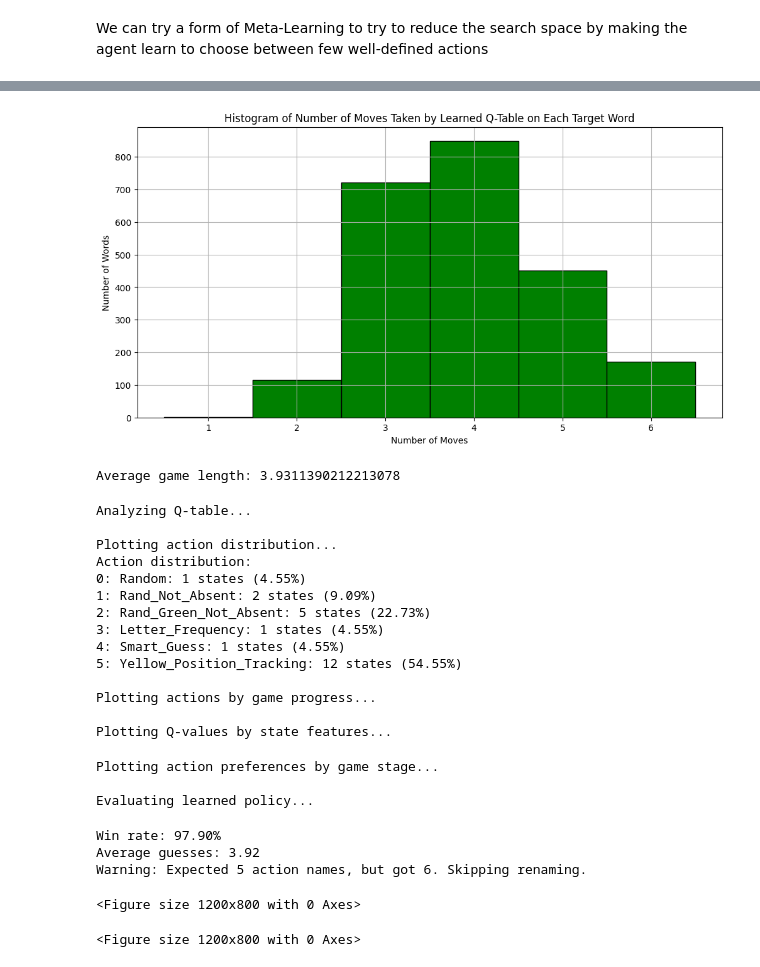
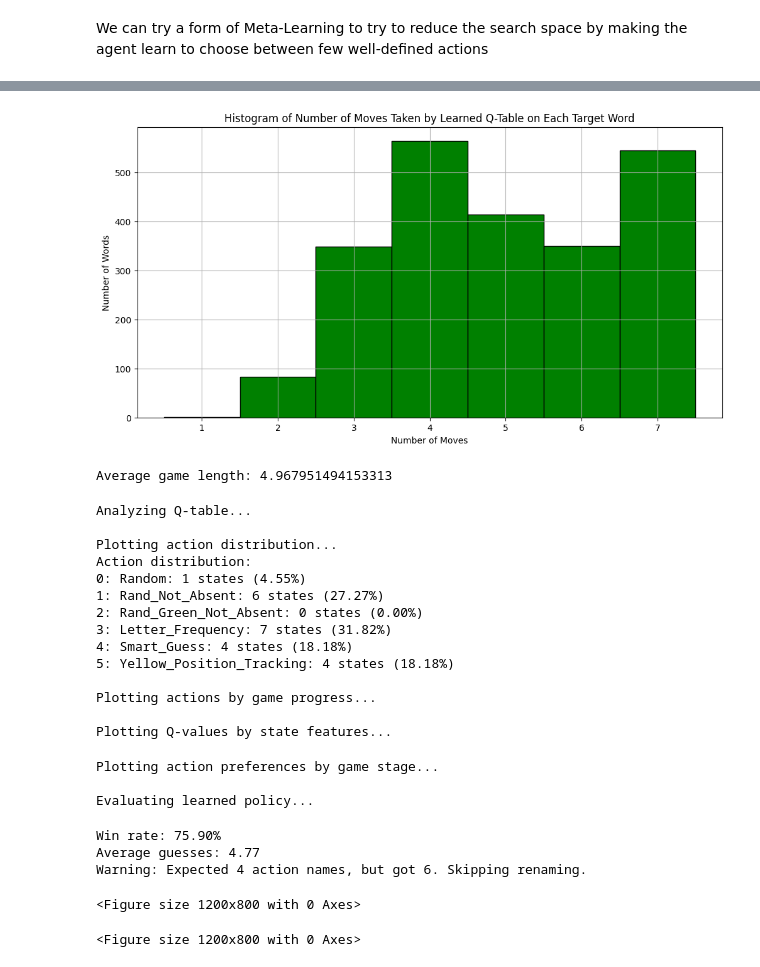
Before and after one commit to SaptarishiD/Rl4Wordle, a Jupyter notebook: myQwordle.ipynb, the cells around one changed output, grey strips where cells are left out. Drawn from its saved outputs; the diff is of its cells as text; code cells hidden in the pictures.

```diff
--- a/myQwordle.ipynb
+++ b/myQwordle.ipynb
@@ -14,7 +14,7 @@ from myQwordleEnv import WordleMetaEnv, WordleQEnv, MyAgent
 from tqdm import tqdm
 import time
 # %%
-f = open('target_words.txt', 'r')
+f = open('words.txt', 'r')
 target_words = f.read().splitlines()
 f.close()
 # %%
@@ -28,6 +26,6 @@ e = WordleMetaEnv()
 # %%
 def Q_Learning(num_episodes, gamma=1.0, alpha=0.5, epsilon=0.1):
-    env = WordleMetaEnv()
+    env = WordleMetaEnv(word_list_path='words.txt')
     actions_len = len(env.action_space)
     Q = defaultdict(lambda: np.zeros(actions_len))
 
@@ -153,6 +151,6 @@ def plot_game_statistics(stats, window_size=500):
 def train_and_evaluate(num_episodes=50000, epsilon=0.1, alpha=0.05, gamma=0.5):
     return Q_Learning(num_episodes=num_episodes, epsilon=epsilon, alpha=alpha, gamma=gamma)
 
-Q, training_details = train_and_evaluate(num_episodes=50000)
+Q, training_details = train_and_evaluate(num_episodes=10000)
 plot_game_statistics(training_details)
 # %% [output]
@@ -165,53 +163,60 @@ Average Reward: 12.09
 # %%
 import pickle
-with open('Q_table_intermediate.pkl', 'wb') as f:
+with open('Q_table_no_intermediate_targets.pkl', 'wb') as f:
     pickle.dump(dict(Q), f)
 # load it
-with open('Q_table_intermediate.pkl', 'rb') as f:
+with open('Q_table_no_intermediate_targets.pkl', 'rb') as f:
     Q_loaded = pickle.load(f)
 # %%
 def run_episode_for_target(target, Q):
-    env = WordleMetaEnv()
+    env = WordleMetaEnv(debug=False, word_list_path='target_words.txt')
     env.reset()
     env.env.target_word = target
     env.env.attempts = 0
     env.env.guessed_words = []
 
     done = False
     state = (0, 0, 0)
     moves = 0
 
+
     while not done:
         if state in Q:
             action = np.argmax(Q[state])
         else:
             action = random.choice(env.agent.action_space)
 
         state, reward, done = env.step(action)
         moves += 1
-
+    if env.env.won_game == 'yes':
+        return moves
+    else:
+        env.env.won_game = 'no'
+        return moves+1
     return moves
 
-
 moves_list = []
-for word in tqdm(target_words):
+f = open('target_words.txt', 'r')
+new_target_words = f.read().splitlines()
+f.close()
+for word in tqdm(new_target_words):
     m = run_episode_for_target(word, Q_loaded)
     moves_list.append(m)
 
 plt.figure(figsize=(12, 6))
 plt.hist(moves_list, bins=range(1, max(moves_list) + 2), edgecolor='black', color='green', align='left')
 plt.xlabel("Number of Moves")
 plt.ylabel("Number of Words")
 plt.title("Histogram of Number of Moves Taken by Learned Q-Table on Each Target Word")
 plt.xticks(range(1, max(moves_list) + 1))
 plt.grid(True)
 plt.show()
 # %% [output]
-[figure, old version]
+[figure, new version]
 # %%
 print("Average game length:", np.mean(moves_list))
 # %% [output]
-Average game length: 3.9311390212213078
+Average game length: 4.967951494153313
 # %%
 import numpy as np
 import matplotlib.pyplot as plt
@@ -580,11 +585,11 @@ Analyzing Q-table...
 Plotting action distribution...
 Action distribution:
 0: Random: 1 states (4.55%)
-1: Rand_Not_Absent: 2 states (9.09%)
-2: Rand_Green_Not_Absent: 5 states (22.73%)
-3: Letter_Frequency: 1 states (4.55%)
-4: Smart_Guess: 1 states (4.55%)
-5: Yellow_Position_Tracking: 12 states (54.55%)
+1: Rand_Not_Absent: 6 states (27.27%)
+2: Rand_Green_Not_Absent: 0 states (0.00%)
+3: Letter_Frequency: 7 states (31.82%)
+4: Smart_Guess: 4 states (18.18%)
+5: Yellow_Position_Tracking: 4 states (18.18%)
 
 Plotting actions by game progress...
 
@@ -592,9 +597,9 @@ Plotting Q-values by state features...
 Plotting action preferences by game stage...
 
 Evaluating learned policy...
-Win rate: 97.90%
-Average guesses: 3.92
-Warning: Expected 5 action names, but got 6. Skipping renaming.
+Win rate: 75.90%
+Average guesses: 4.77
+Warning: Expected 4 action names, but got 6. Skipping renaming.
 <Figure size 1200x800 with 0 Axes>
 <Figure size 1200x800 with 0 Axes>
 # %%
```
Also changed, not shown: parts of 4 cells of this notebook, 3 other files.
